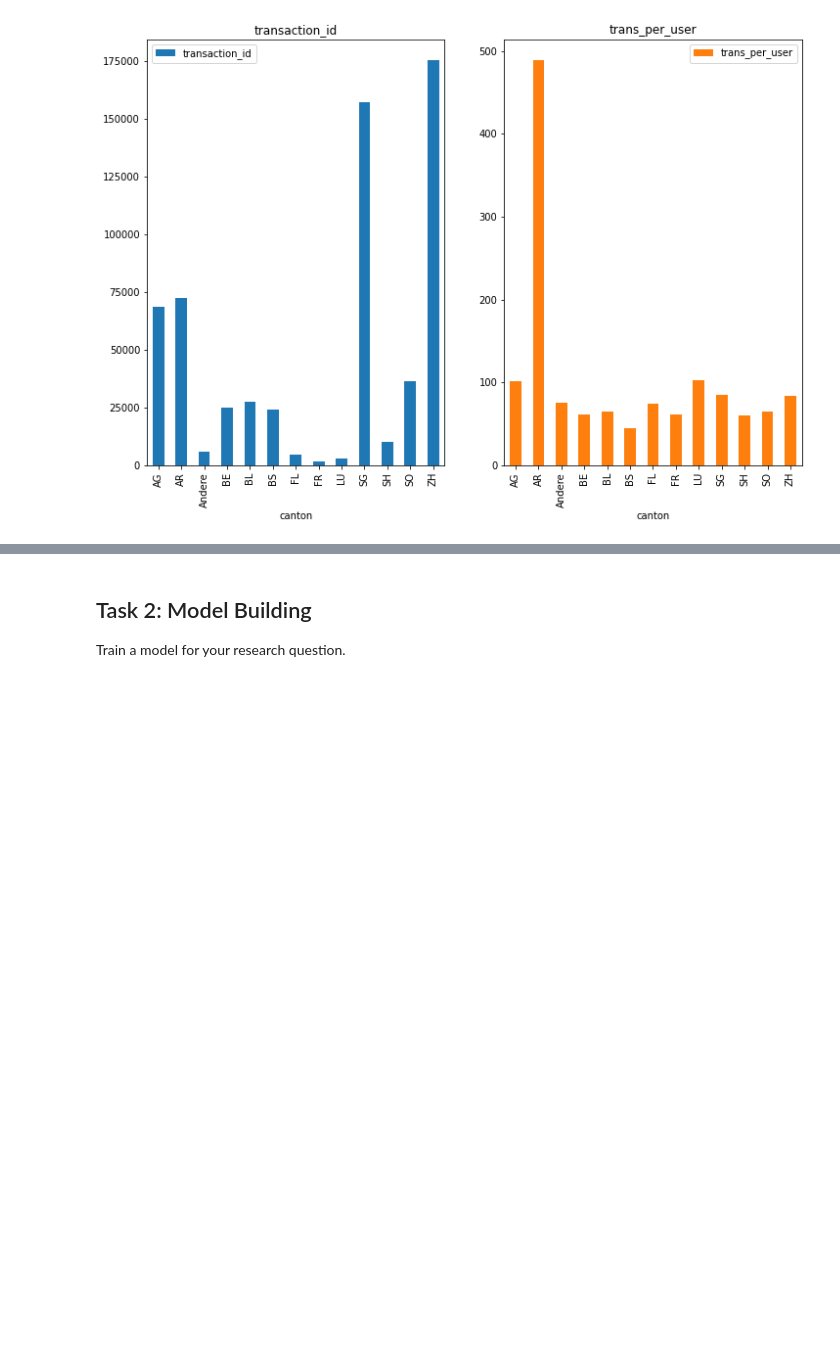
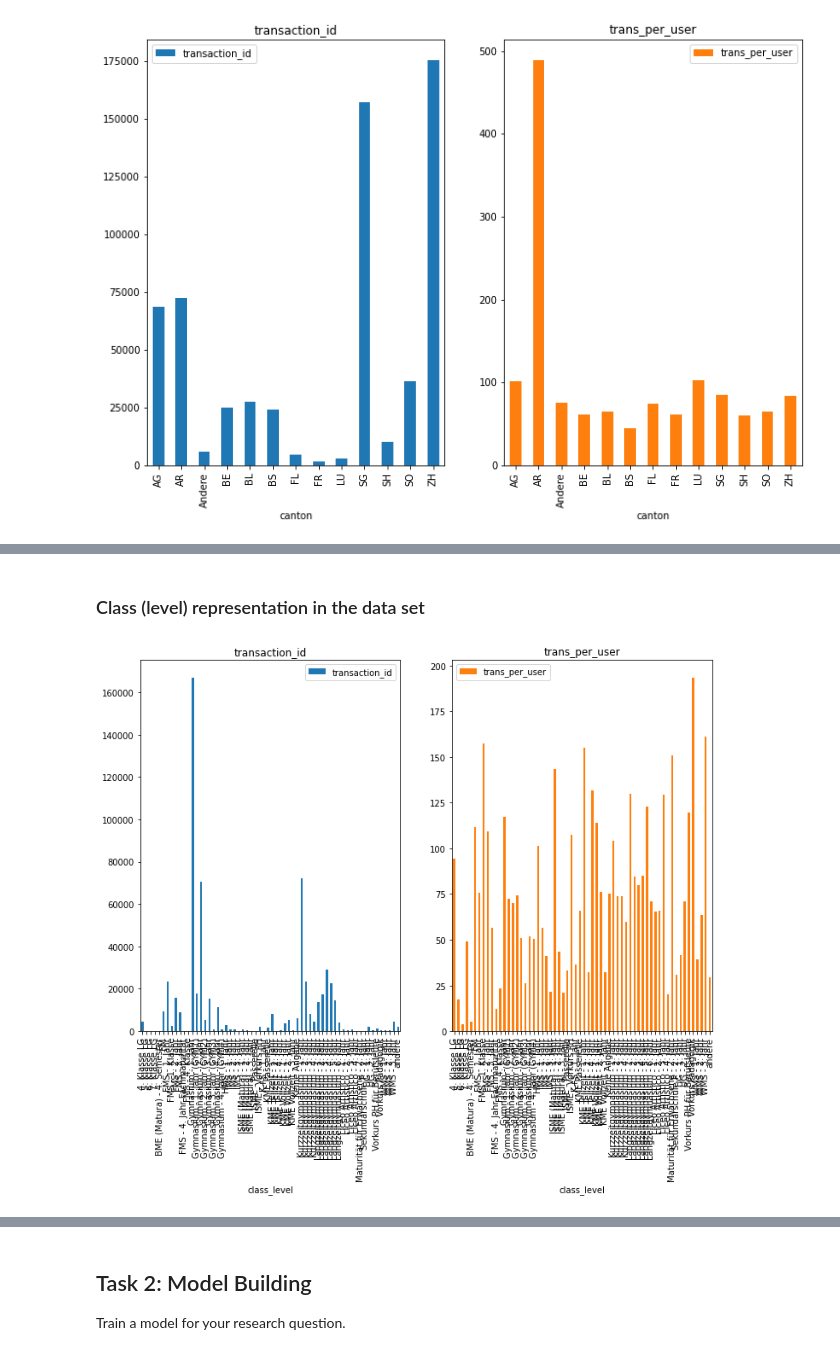
Before and after one commit to ML4BD/milestone-4-roguesgallery, a Jupyter notebook: notebooks/Milestone04/m4_lernnavi_342485.ipynb, the cells around one changed output, grey strips where cells are left out. Saved outputs shown, nothing was run; the diff lists cells and outputs as text; code cells hidden in the pictures; blank space fills up the shorter version.

```diff
--- a/notebooks/Milestone04/m4_lernnavi_342485.ipynb
+++ b/notebooks/Milestone04/m4_lernnavi_342485.ipynb
@@ -92,0 +113,12 @@ ax = canton_transactions.plot.bar(x='canton',
+# %% [markdown]
+### Class (level) representation in the data set
+# %%
+users_class, class_size, class_transactions = activity_per('class_level')
+
+ax = class_transactions.plot.bar(x='class_level',
+                                 y=['transaction_id', 'trans_per_user'],
+                                 subplots=True,
+                                 layout=(1,2),
+                                 figsize=(12,8)) #lots and lots of classes
+# %% [output]
+[figure, added]
```
Also changed, not shown: parts of 15 cells of this notebook.
